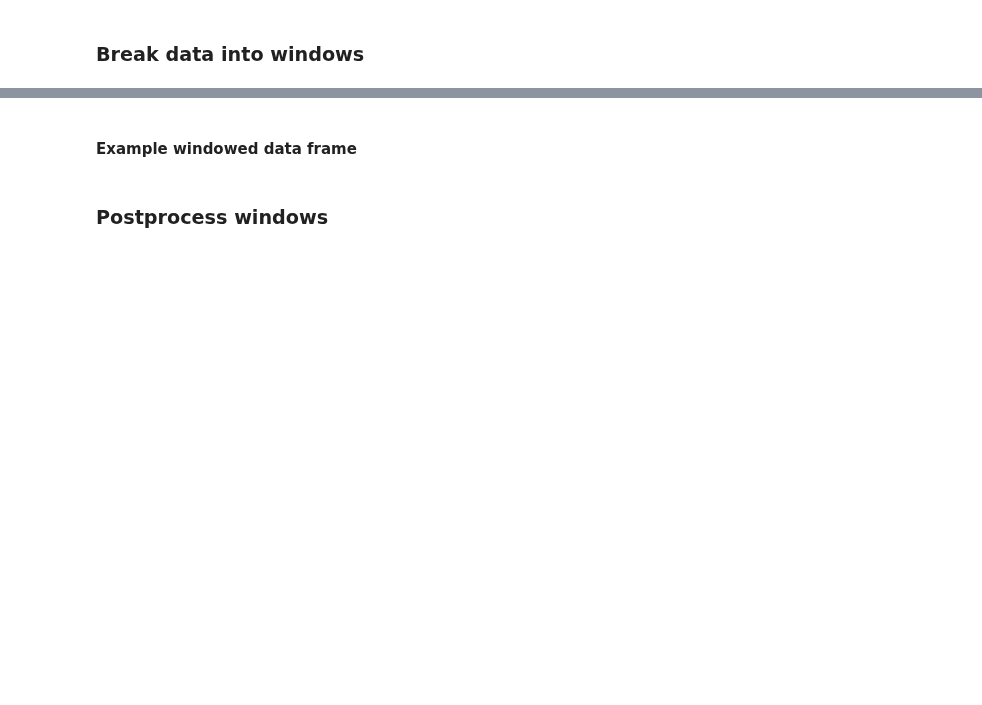
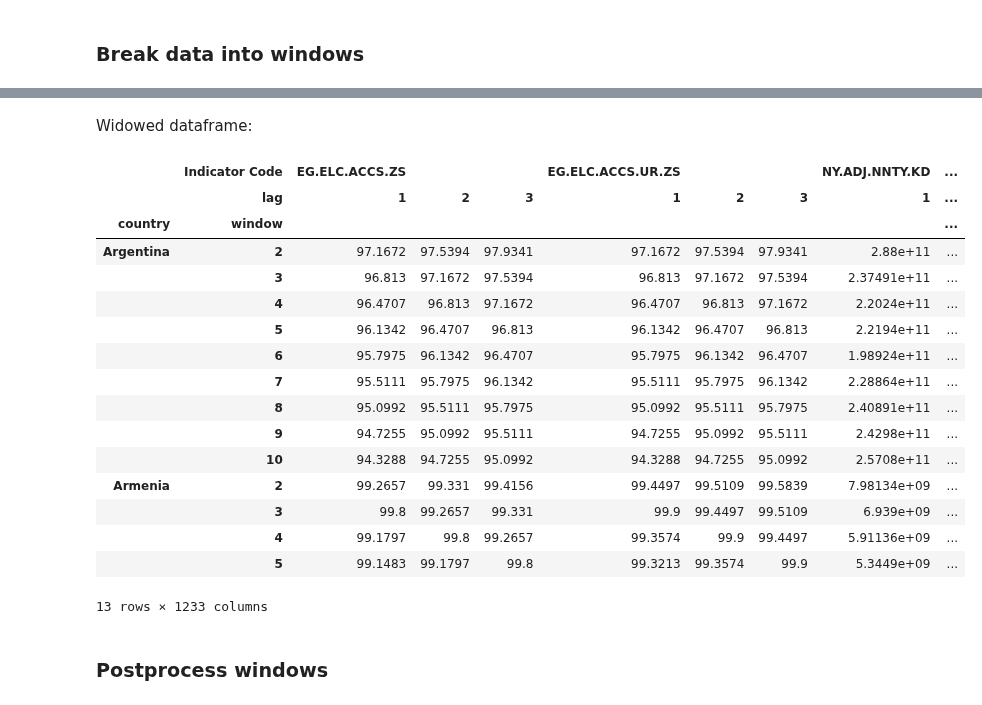
Before and after one commit to FergusOBoyle/sustainable-dev-goals-forecasting, a Jupyter notebook: notebooks/linear_regression_predictor.ipynb, the cells around one changed output, grey strips where cells are left out. Cells and saved outputs as stored; diff of their text form; code cells hidden in the pictures; blank space fills up the shorter version.

```diff
--- a/notebooks/linear_regression_predictor.ipynb
+++ b/notebooks/linear_regression_predictor.ipynb
@@ -107,8 +108,28 @@ data_train_regressors = data_regressors.loc[idx[:,2:10],:]
 data_train_targets = data_targets.loc[idx[:,2:10],:]
 data_test_regressors = data_regressors.loc[idx[:,1],:]
 data_test_targets= data_targets.loc[idx[:,1],:]
-# %% [markdown]
-#### Example windowed data frame
+# %% [markdown]
+Widowed dataframe:
+# %%
+data_train_regressors.head(13)
+# %% [output]
+|  | Indicator Code | EG.ELC.ACCS.ZS |  |  | EG.ELC.ACCS.UR.ZS |  |  | NY.ADJ.NNTY.KD | ... |
+|  | lag | 1 | 2 | 3 | 1 | 2 | 3 | 1 | ... |
+| country | window |  |  |  |  |  |  |  | ... |
+| Argentina | 2 | 97.1672 | 97.5394 | 97.9341 | 97.1672 | 97.5394 | 97.9341 | 2.88e+11 | ... |
+|  | 3 | 96.813 | 97.1672 | 97.5394 | 96.813 | 97.1672 | 97.5394 | 2.37491e+11 | ... |
+|  | 4 | 96.4707 | 96.813 | 97.1672 | 96.4707 | 96.813 | 97.1672 | 2.2024e+11 | ... |
+|  | 5 | 96.1342 | 96.4707 | 96.813 | 96.1342 | 96.4707 | 96.813 | 2.2194e+11 | ... |
+|  | 6 | 95.7975 | 96.1342 | 96.4707 | 95.7975 | 96.1342 | 96.4707 | 1.98924e+11 | ... |
+|  | 7 | 95.5111 | 95.7975 | 96.1342 | 95.5111 | 95.7975 | 96.1342 | 2.28864e+11 | ... |
+|  | 8 | 95.0992 | 95.5111 | 95.7975 | 95.0992 | 95.5111 | 95.7975 | 2.40891e+11 | ... |
+|  | 9 | 94.7255 | 95.0992 | 95.5111 | 94.7255 | 95.0992 | 95.5111 | 2.4298e+11 | ... |
+|  | 10 | 94.3288 | 94.7255 | 95.0992 | 94.3288 | 94.7255 | 95.0992 | 2.5708e+11 | ... |
+| Armenia | 2 | 99.2657 | 99.331 | 99.4156 | 99.4497 | 99.5109 | 99.5839 | 7.98134e+09 | ... |
+|  | 3 | 99.8 | 99.2657 | 99.331 | 99.9 | 99.4497 | 99.5109 | 6.939e+09 | ... |
+|  | 4 | 99.1797 | 99.8 | 99.2657 | 99.3574 | 99.9 | 99.4497 | 5.91136e+09 | ... |
+|  | 5 | 99.1483 | 99.1797 | 99.8 | 99.3213 | 99.3574 | 99.9 | 5.3449e+09 | ... |
+13 rows × 1233 columns
 # %% [markdown]
 ### Postprocess windows
 # %% [markdown]
```
Also changed, not shown: parts of 36 cells of this notebook.
